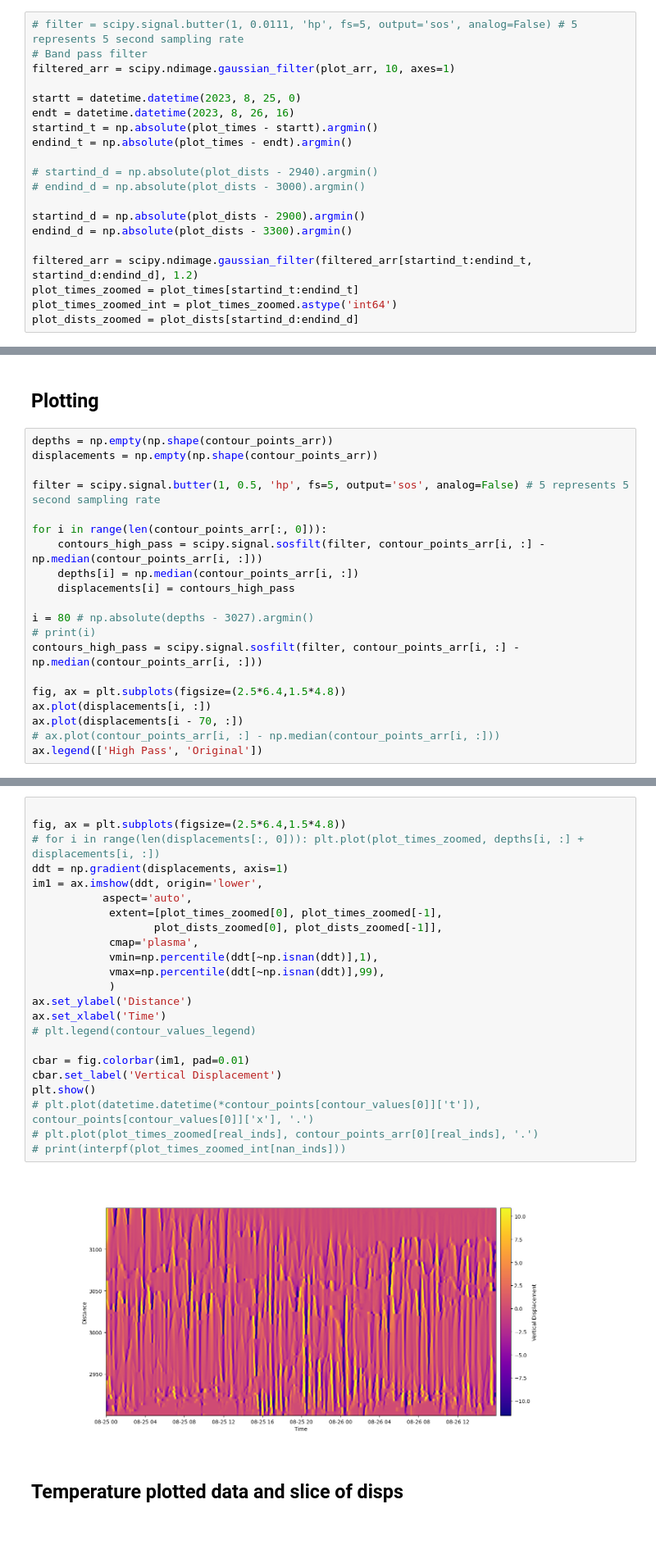
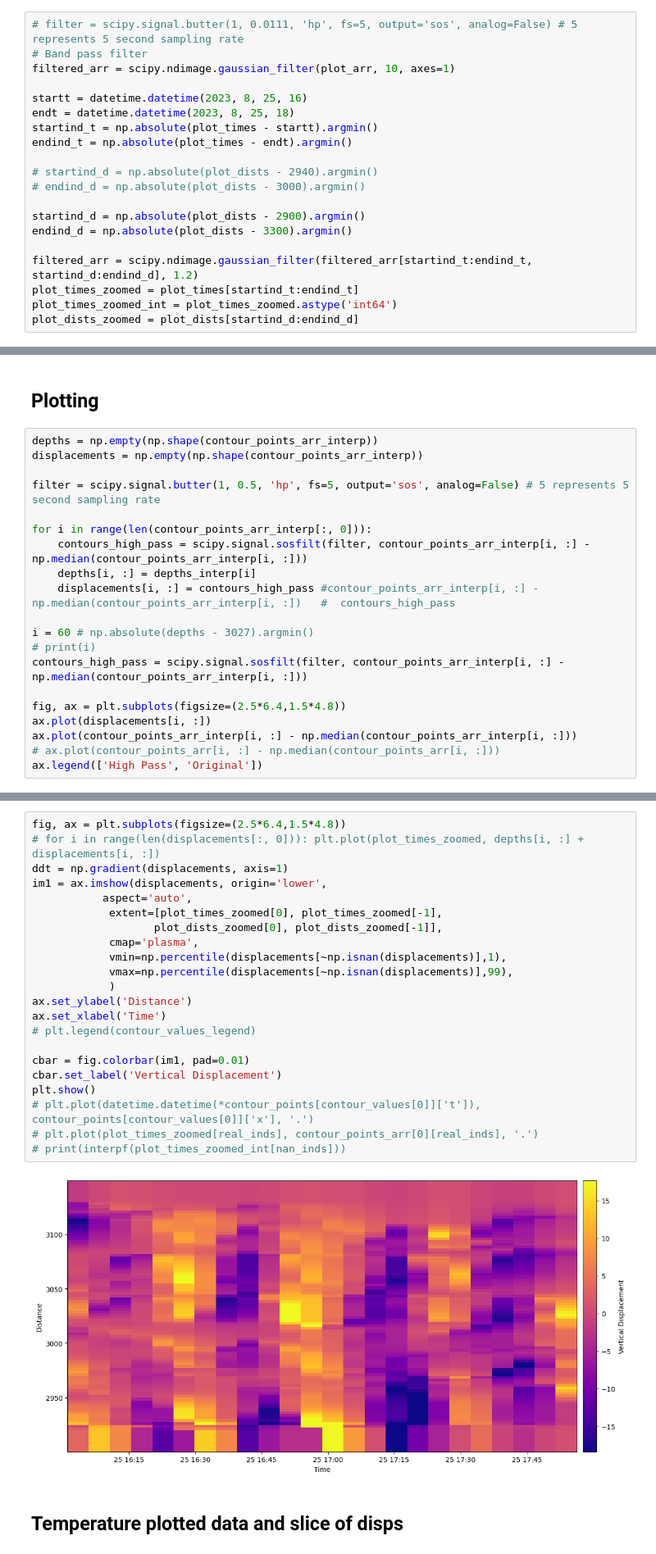
Before and after one commit to ericeberg3/UW_research, a Jupyter notebook: DTS_TG_SINDy.ipynb, the cells around one changed output, grey strips where cells are left out. Shown at 82% size. Saved outputs shown, nothing was run; the diff lists cells and outputs as text; blank space fills up the shorter version.

```diff
--- a/DTS_TG_SINDy.ipynb
+++ b/DTS_TG_SINDy.ipynb
@@ -82,8 +81,8 @@ plot_dists = dists[d_idx_start:d_idx_end]
 # Band pass filter
 filtered_arr = scipy.ndimage.gaussian_filter(plot_arr, 10, axes=1)
 
-startt = datetime.datetime(2023, 8, 25, 0)
-endt = datetime.datetime(2023, 8, 26, 16)
+startt = datetime.datetime(2023, 8, 25, 16)
+endt = datetime.datetime(2023, 8, 25, 18)
 startind_t = np.absolute(plot_times - startt).argmin()
 endind_t = np.absolute(plot_times - endt).argmin()
 
@@ -150,23 +162,23 @@ for cv in contour_values:
 # %% [markdown]
 ## Plotting
 # %%
-depths = np.empty(np.shape(contour_points_arr))
-displacements = np.empty(np.shape(contour_points_arr))
+depths = np.empty(np.shape(contour_points_arr_interp))
+displacements = np.empty(np.shape(contour_points_arr_interp))
 
 filter = scipy.signal.butter(1, 0.5, 'hp', fs=5, output='sos', analog=False) # 5 represents 5 second sampling rate
 
-for i in range(len(contour_points_arr[:, 0])):
-    contours_high_pass = scipy.signal.sosfilt(filter, contour_points_arr[i, :] - np.median(contour_points_arr[i, :]))
-    depths[i] = np.median(contour_points_arr[i, :])
-    displacements[i] = contours_high_pass
+for i in range(len(contour_points_arr_interp[:, 0])):
+    contours_high_pass = scipy.signal.sosfilt(filter, contour_points_arr_interp[i, :] - np.median(contour_points_arr_interp[i, :]))
+    depths[i, :] = depths_interp[i]
+    displacements[i, :] = contours_high_pass #contour_points_arr_interp[i, :] - np.median(contour_points_arr_interp[i, :])   #  contours_high_pass
 
-i = 80 # np.absolute(depths - 3027).argmin()
+i = 60 # np.absolute(depths - 3027).argmin()
 # print(i)
-contours_high_pass = scipy.signal.sosfilt(filter, contour_points_arr[i, :] - np.median(contour_points_arr[i, :]))
+contours_high_pass = scipy.signal.sosfilt(filter, contour_points_arr_interp[i, :] - np.median(contour_points_arr_interp[i, :]))
 
 fig, ax = plt.subplots(figsize=(2.5*6.4,1.5*4.8))
 ax.plot(displacements[i, :])
-ax.plot(displacements[i - 70, :])
+ax.plot(contour_points_arr_interp[i, :] - np.median(contour_points_arr_interp[i, :]))
 # ax.plot(contour_points_arr[i, :] - np.median(contour_points_arr[i, :]))
 ax.legend(['High Pass', 'Original'])
 # %% [output]
@@ -175,28 +211,27 @@ ax.legend(['High Pass', 'Original'])
 # %%
-
 fig, ax = plt.subplots(figsize=(2.5*6.4,1.5*4.8))
 # for i in range(len(displacements[:, 0])): plt.plot(plot_times_zoomed, depths[i, :] + displacements[i, :])
 ddt = np.gradient(displacements, axis=1)
-im1 = ax.imshow(ddt, origin='lower',
+im1 = ax.imshow(displacements, origin='lower',
            aspect='auto',
             extent=[plot_times_zoomed[0], plot_times_zoomed[-1],
                    plot_dists_zoomed[0], plot_dists_zoomed[-1]],
             cmap='plasma',
-            vmin=np.percentile(ddt[~np.isnan(ddt)],1),
-            vmax=np.percentile(ddt[~np.isnan(ddt)],99),
+            vmin=np.percentile(displacements[~np.isnan(displacements)],1),
+            vmax=np.percentile(displacements[~np.isnan(displacements)],99),
             )
 ax.set_ylabel('Distance')
 ax.set_xlabel('Time')
 # plt.legend(contour_values_legend)
 
 cbar = fig.colorbar(im1, pad=0.01)
 cbar.set_label('Vertical Displacement')
 plt.show()
 # plt.plot(datetime.datetime(*contour_points[contour_values[0]]['t']), contour_points[contour_values[0]]['x'], '.')
 # plt.plot(plot_times_zoomed[real_inds], contour_points_arr[0][real_inds], '.')
 # print(interpf(plot_times_zoomed_int[nan_inds]))
 # %% [output]
-[figure, old version]
+[figure, new version]
 # %% [markdown]
 ## Temperature plotted data and slice of disps
 # %%
```
Also changed, not shown: parts of 16 cells of this notebook, 3 other files.
